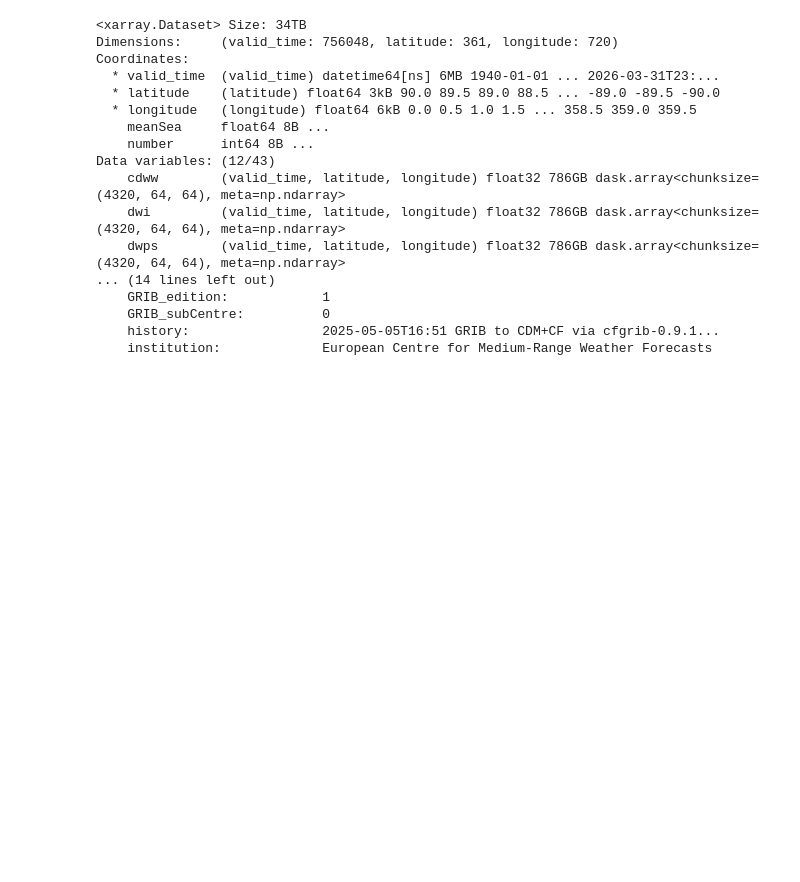
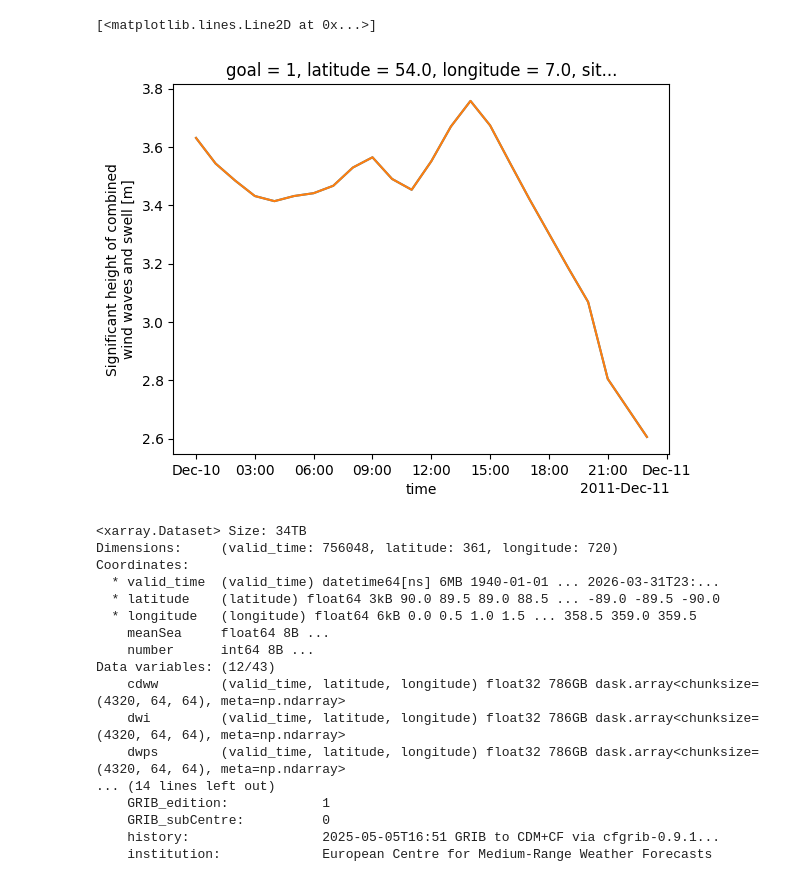
Before and after one commit to GeoOcean/HyGloW, a Jupyter notebook: Netherlands/00_Download_ERA5.ipynb, the cells around one changed output. Drawn from its saved outputs; the diff is of its cells as text; code cells hidden in the pictures; blank space fills up the shorter version.

```diff
--- a/Netherlands/00_Download_ERA5.ipynb
+++ b/Netherlands/00_Download_ERA5.ipynb
@@ -1,3 +27,18 @@
+# %%
+PAT = "edh_pat_6e44645d42ae5997121872e8416920a6c3ab0bb4da924ad6457b9741efde7d2d5cea9d1581f03c49c1fd4ed6381daa8e"
+
+xr.open_dataset(
+    f"https://edh:{PAT}@data.earthdatahub.destine.eu/era5/reanalysis-era5-single-levels-ocean-v0.zarr",
+    storage_options={"client_kwargs": {"trust_env": True}},
+    chunks={},
+    engine="zarr",
+).sel(latitude=54.0, longitude=7.0, valid_time="2011-12-10").swh.plot()
+xr.open_zarr("inputs/ERA5/processed/ERA5_netherlands.zarr").load().sel(
+    goal=1, time="2011-12-10"
+).swh.plot()
+# %% [output]
+[<matplotlib.lines.Line2D at 0x...>]
+[figure, added]
 # %%
 import xarray as xr
 
```
Also changed, not shown: parts of 3 cells of this notebook, 13 other files.
